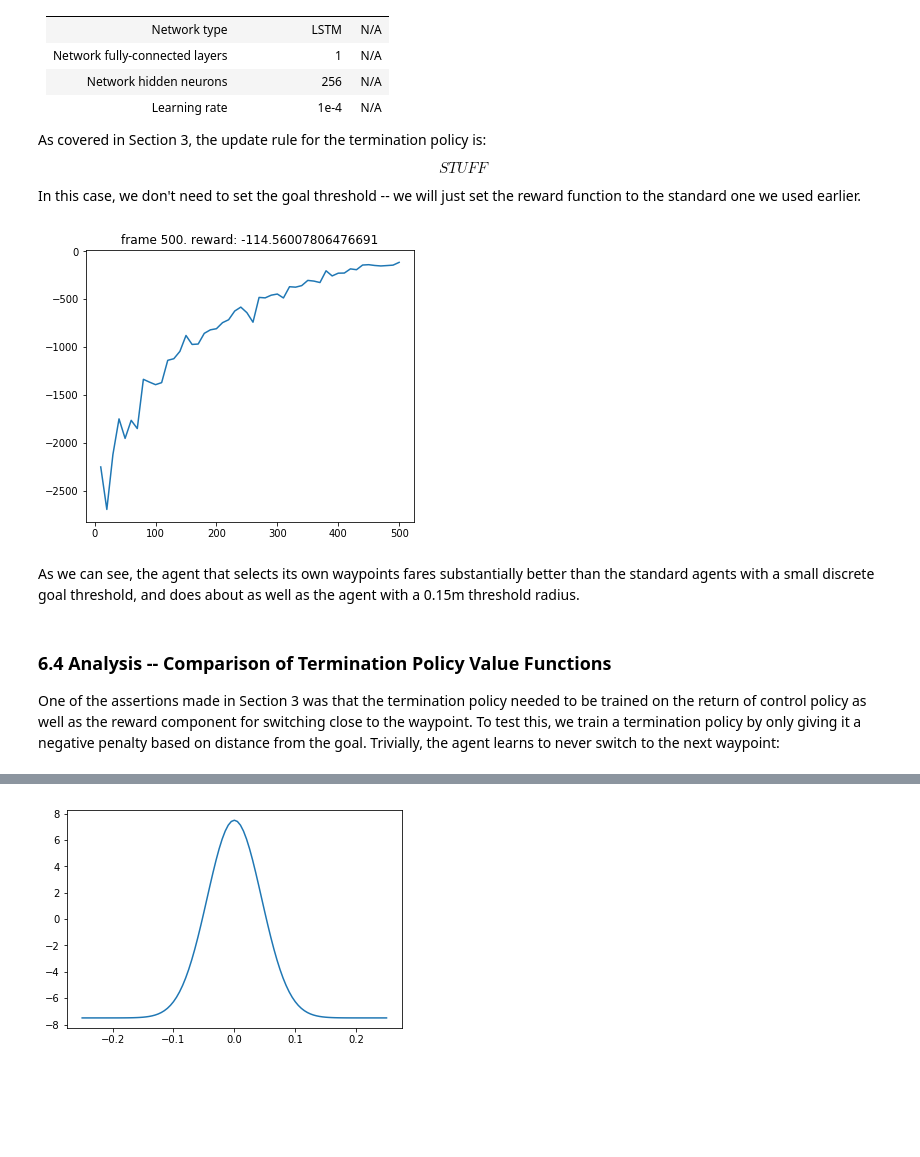
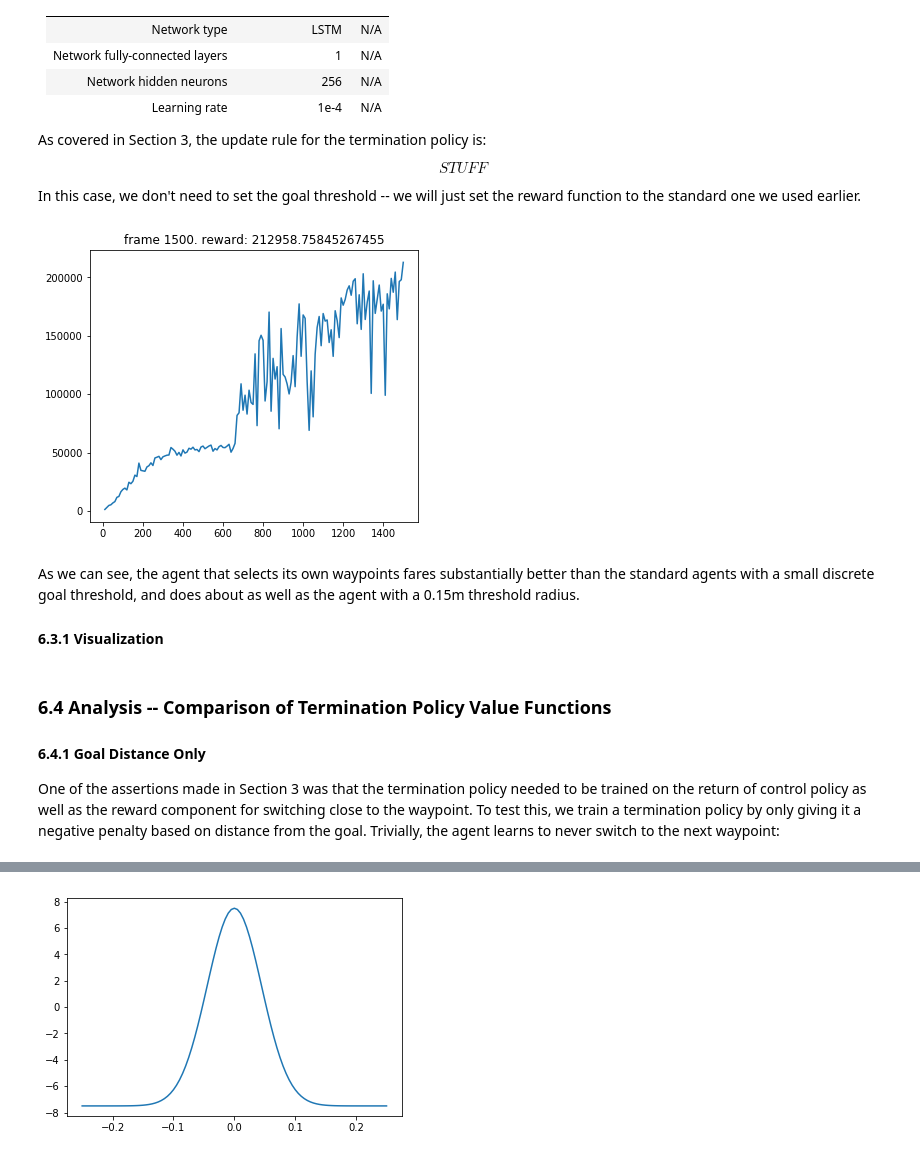
Before and after one commit to seanny1986/quadrotor, a Jupyter notebook: waypoint_navigation.ipynb, the cells around one changed output, grey strips where cells are left out. Drawn from its saved outputs; the diff is of its cells as text; code cells hidden in the pictures; blank space fills up the shorter version.

```diff
--- a/waypoint_navigation.ipynb
+++ b/waypoint_navigation.ipynb
@@ -793,30 +801,32 @@ In this case, we don't need to set the goal threshold -- we will just set the re
 # %%
 from types import MethodType
 
 env_two = TrajectoryEnvTerm()
 env_two.reward = MethodType(reward_func, env_two)
 
 params = cfg.trpo
 
 state_dim = env_two.observation_space.shape[0]
 action_dim = env_two.action_space.shape[0]
 hidden_dim = params["hidden_dim"]
 
 pi = Actor(state_dim, hidden_dim, action_dim)
 beta = Actor(state_dim, hidden_dim, action_dim)
 critic = torch.nn.Sequential(
                 torch.nn.Linear(state_dim, hidden_dim),
                 torch.nn.Tanh(),
                 torch.nn.Linear(hidden_dim, hidden_dim),
                 torch.nn.Tanh(),
                 torch.nn.Linear(hidden_dim, 1)
                 )
 terminator = Terminator(state_dim, hidden_dim, 2)
 term_agent = Agent(pi, beta, critic, terminator, params["network_settings"])
 crit_opt = torch.optim.Adam(critic.parameters())
 term_opt = torch.optim.Adam(terminator.parameters())
-term_ep, term_rew, term_agent = train_term(env_two, term_agent, crit_opt, term_opt, batch_size=2048, iterations=500, log_interval=10, fname="log_gaussian")
+term_ep, term_rew, term_agent = train_term(env_two, term_agent, crit_opt, term_opt, batch_size=4096, iterations=1500, log_interval=10, fname="log_gaussian")
 # %% [output]
-[figure, old version]
+[figure, new version]
 # %% [markdown]
 As we can see, the agent that selects its own waypoints fares substantially better than the standard agents with a small discrete goal threshold, and does about as well as the agent with a 0.15m threshold radius.
+
+#### 6.3.1 Visualization
@@ -823,5 +854,7 @@ As we can see, the agent that selects its own waypoints fares substantially bett
 # %% [markdown]
 ### 6.4 Analysis -- Comparison of Termination Policy Value Functions
+
+#### 6.4.1 Goal Distance Only
 One of the assertions made in Section 3 was that the termination policy needed to be trained on the return of control policy as well as the reward component for switching close to the waypoint. To test this, we train a termination policy by only giving it a negative penalty based on distance from the goal. Trivially, the agent learns to never switch to the next waypoint:
 # %%
 from types import MethodType
```
Also changed, not shown: parts of 42 cells of this notebook, 21 other files.
